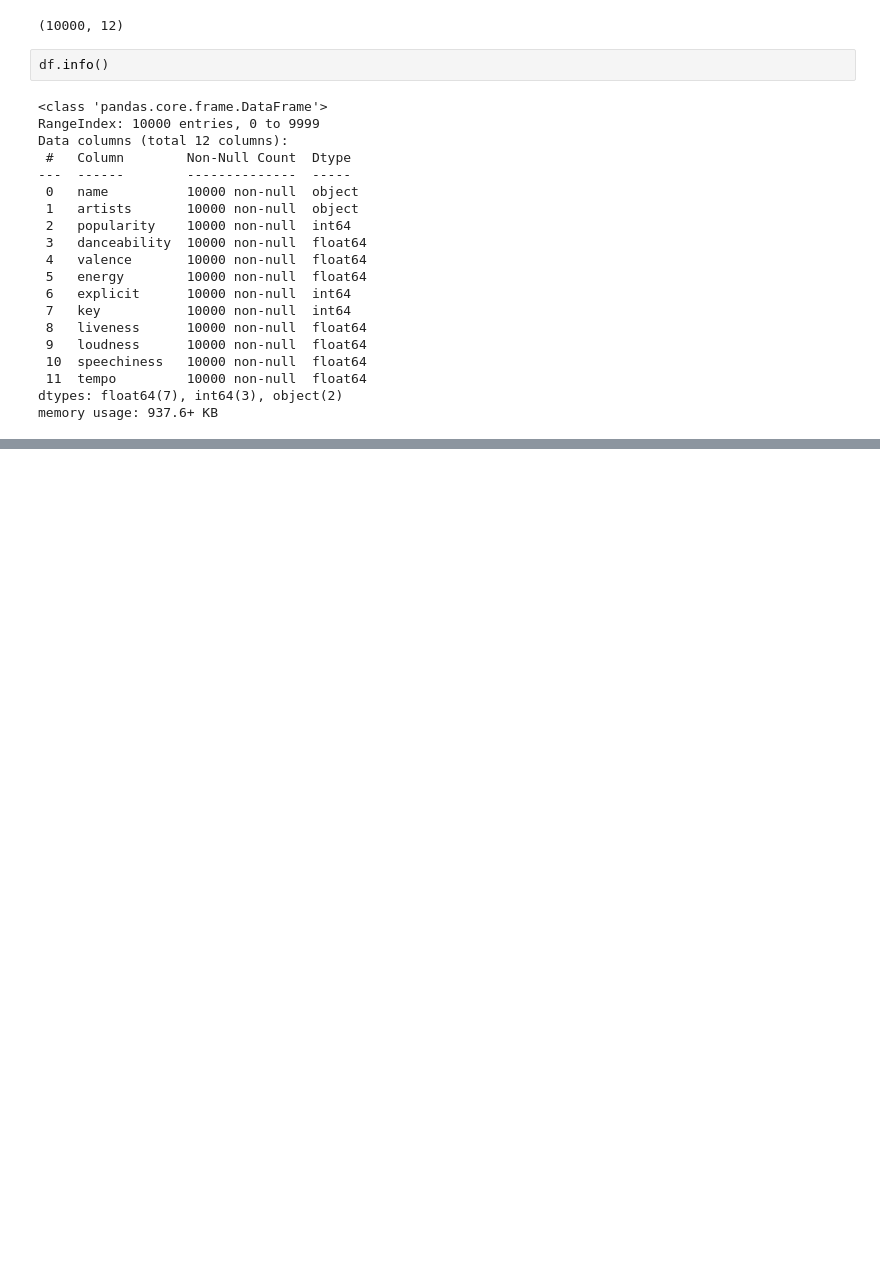
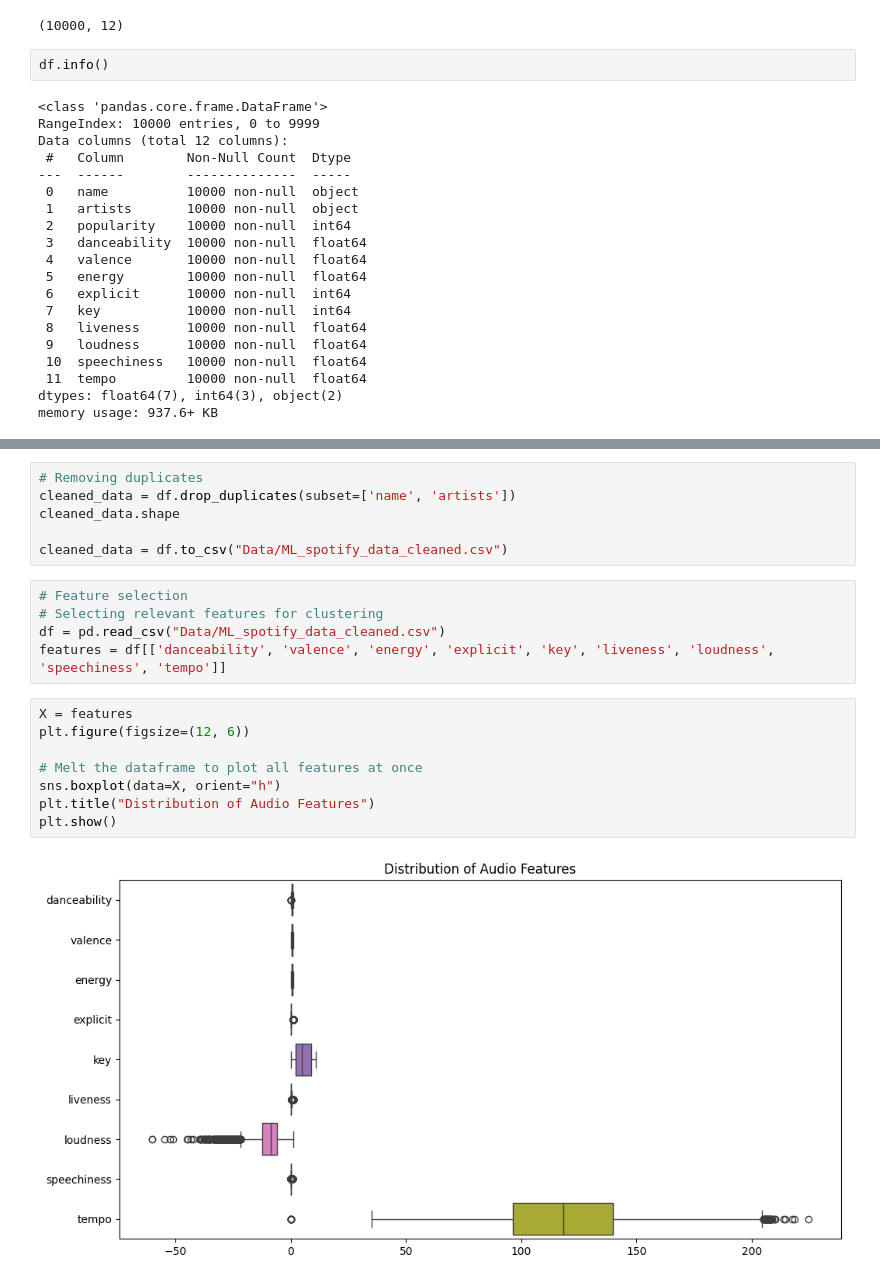
Before and after one commit to cabralchege/Music-Clustering-Project, a Jupyter notebook: music_clustering.ipynb, the cells around one changed output, grey strips where cells are left out. Drawn from its saved outputs; the diff is of its cells as text; blank space fills up the shorter version.

```diff
--- a/music_clustering.ipynb
+++ b/music_clustering.ipynb
@@ -42,0 +89,21 @@ memory usage: 937.6+ KB
+# %%
+# Removing duplicates
+cleaned_data = df.drop_duplicates(subset=['name', 'artists'])
+cleaned_data.shape
+
+cleaned_data = df.to_csv("Data/ML_spotify_data_cleaned.csv")
+# %%
+# Feature selection
+# Selecting relevant features for clustering
+df = pd.read_csv("Data/ML_spotify_data_cleaned.csv")
+features = df[['danceability', 'valence', 'energy', 'explicit', 'key', 'liveness', 'loudness', 'speechiness', 'tempo']]
+# %%
+X = features
+plt.figure(figsize=(12, 6))
+
+# Melt the dataframe to plot all features at once
+sns.boxplot(data=X, orient="h")
+plt.title("Distribution of Audio Features")
+plt.show()
+# %% [output]
+[figure, added]
```
Also changed, not shown: parts of 7 cells of this notebook, 1 other file.
